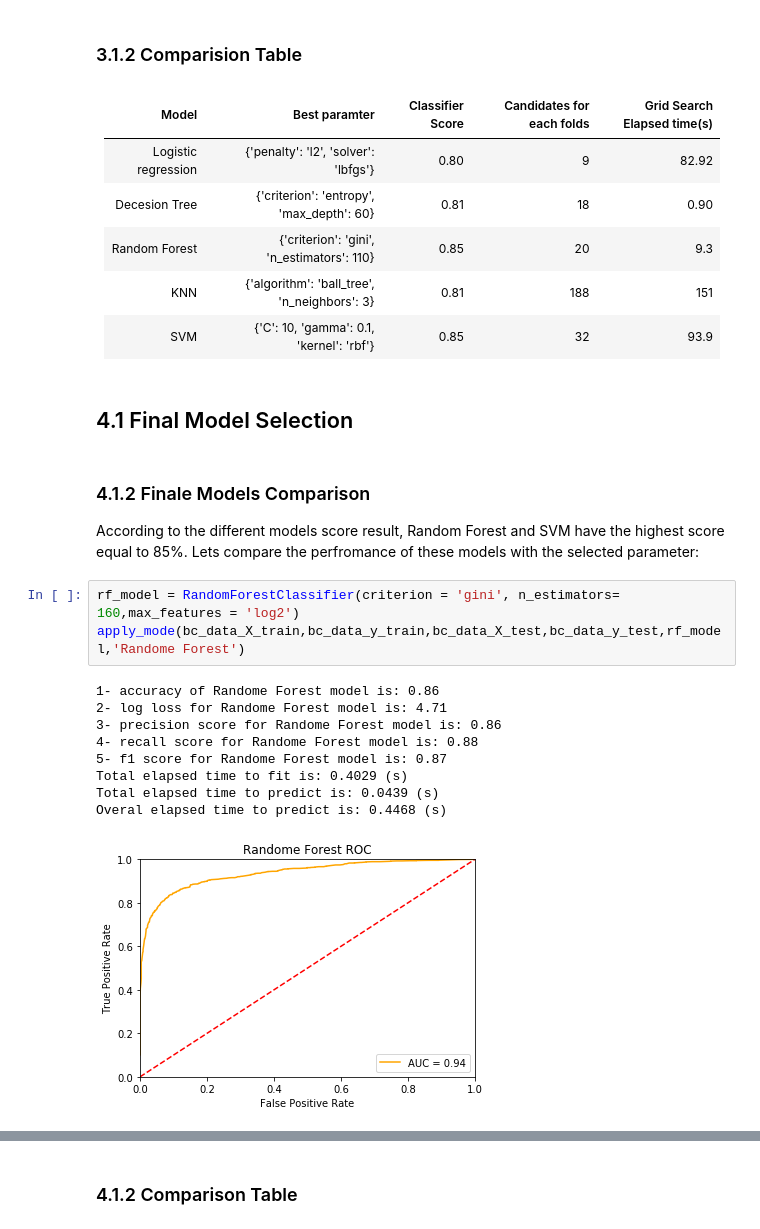
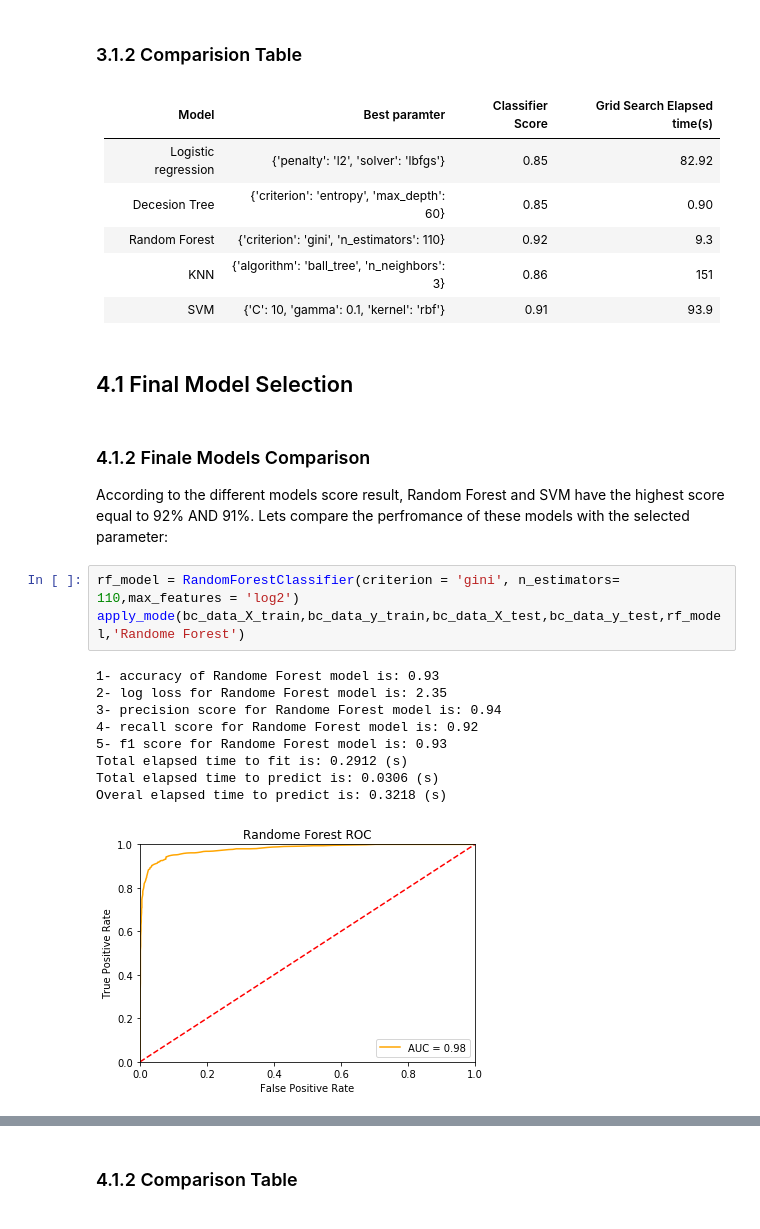
Before and after one commit to nakisa84/Springboard, a Jupyter notebook: capston 2 project/notebooks/BC_Model.ipynb, the cells around one changed output, grey strips where cells are left out. Drawn from its saved outputs; the diff is of its cells as text.

```diff
--- a/capston 2 project/notebooks/BC_Model.ipynb
+++ b/capston 2 project/notebooks/BC_Model.ipynb
@@ -346,29 +367,29 @@ Total elapsed time is: 93.2507 (s)
 # %% [markdown]
 ### 3.1.2  Comparision Table
 # %% [markdown]
-| Model | Best paramter | Classifier Score | Candidates for each folds| Grid Search Elapsed time(s)|
-| --- | --- | --- | ---|---|
-| Logistic regression | {'penalty': 'l2', 'solver': 'lbfgs'} | 0.80|9|82.92|
-| Decesion Tree| {'criterion': 'entropy', 'max_depth': 60} | 0.81| 18| 0.90|
-| Random Forest | {'criterion': 'gini', 'n_estimators': 110} | 0.85| 20|9.3|
-| KNN|{'algorithm': 'ball_tree', 'n_neighbors': 3} | 0.81| 188|151|
-|SVM|{'C': 10, 'gamma': 0.1, 'kernel': 'rbf'} |0.85|32|93.9|
+| Model | Best paramter | Classifier Score | Grid Search Elapsed time(s)|
+| --- | --- | --- | ---|
+| Logistic regression | {'penalty': 'l2', 'solver': 'lbfgs'} | 0.85|82.92|
+| Decesion Tree| {'criterion': 'entropy', 'max_depth': 60} | 0.85| 0.90|
+| Random Forest | {'criterion': 'gini', 'n_estimators': 110} | 0.92| 9.3|
+| KNN|{'algorithm': 'ball_tree', 'n_neighbors': 3} | 0.86|151|
+|SVM|{'C': 10, 'gamma': 0.1, 'kernel': 'rbf'} |0.91|93.9|
 # %% [markdown]
 ## 4.1 Final Model Selection
 # %% [markdown]
 ### 4.1.2 Finale Models Comparison
-According to the different models score result, Random Forest and SVM have the highest score equal to 85%. Lets compare the perfromance of these models with the selected parameter:
+According to the different models score result, Random Forest and SVM have the highest score equal to 92% AND 91%. Lets compare the perfromance of these models with the selected parameter:
 # %%
-rf_model = RandomForestClassifier(criterion = 'gini', n_estimators= 160,max_features = 'log2')
+rf_model = RandomForestClassifier(criterion = 'gini', n_estimators= 110,max_features = 'log2')
 apply_mode(bc_data_X_train,bc_data_y_train,bc_data_X_test,bc_data_y_test,rf_model,'Randome Forest')
 # %% [output]
-1- accuracy of Randome Forest model is: 0.86
-2- log loss for Randome Forest model is: 4.71
-3- precision score for Randome Forest model is: 0.86
-4- recall score for Randome Forest model is: 0.88
-5- f1 score for Randome Forest model is: 0.87
-Total elapsed time to fit is: 0.4029 (s)
-Total elapsed time to predict is: 0.0439 (s)
-Overal elapsed time to predict is: 0.4468 (s)
+1- accuracy of Randome Forest model is: 0.93
+2- log loss for Randome Forest model is: 2.35
+3- precision score for Randome Forest model is: 0.94
+4- recall score for Randome Forest model is: 0.92
+5- f1 score for Randome Forest model is: 0.93
+Total elapsed time to fit is: 0.2912 (s)
+Total elapsed time to predict is: 0.0306 (s)
+Overal elapsed time to predict is: 0.3218 (s)
-[figure, old version]
+[figure, new version]
 # %%
```
Also changed, not shown: parts of 16 cells of this notebook, 7 other files.
